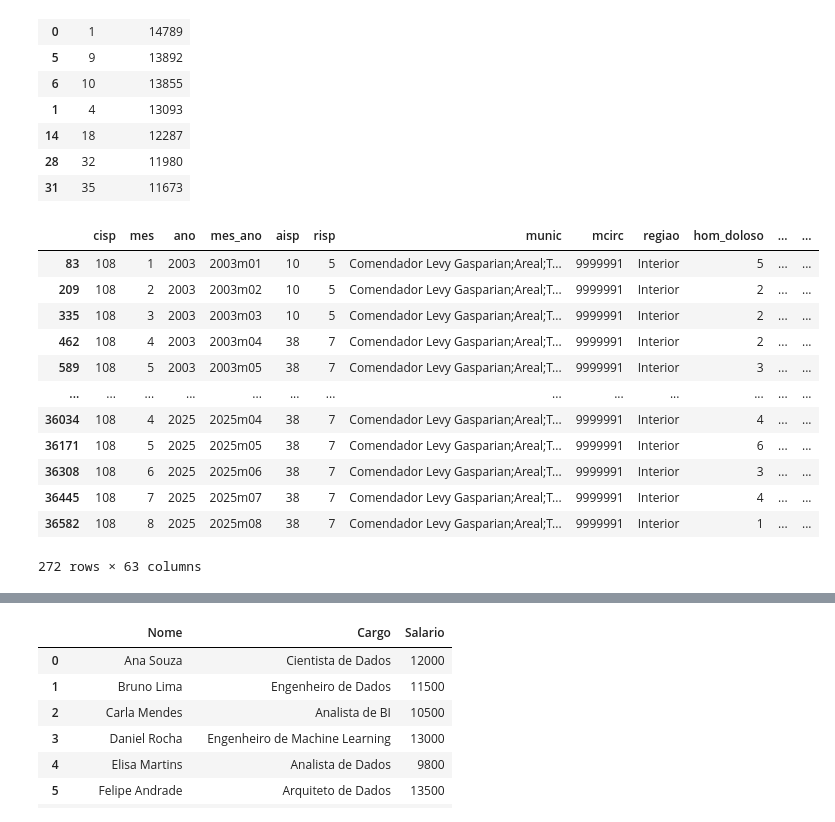
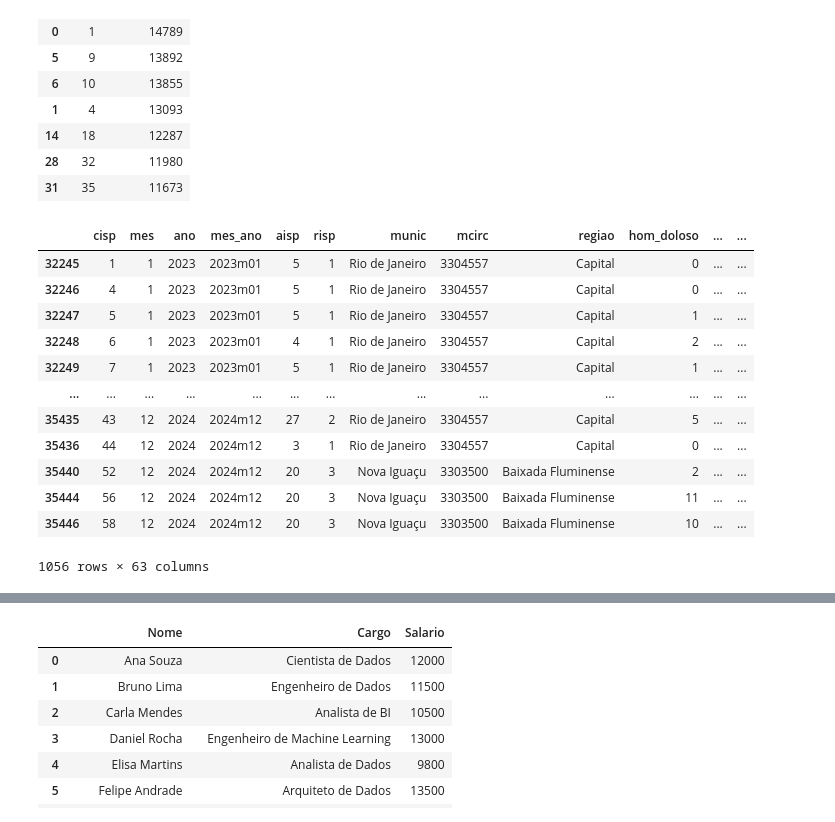
Before and after one commit to CassioPereira1924/Repo_Senac, a Jupyter notebook: uqartis.ipynb, the cells around one changed output, grey strips where cells are left out. Cells and saved outputs as stored; diff of their text form; code cells hidden in the pictures.

```diff
--- a/uqartis.ipynb
+++ b/uqartis.ipynb
@@ -188,22 +193,23 @@ furtos_outliers.sort_values(by="furto_celular", ascending= False)
 | 28 | 32 | 11980 |
 | 31 | 35 | 11673 |
 # %%
-teste = df.loc[df['cisp'] == 108]
+regiao_metropolitana = ['Rio de Janeiro', 'Nova Iguaçu']
+teste = df.loc[(df['munic'].isin(regiao_metropolitana)) & (df['ano'].isin([2023,2024]))]
 teste
 # %% [output]
 |  | cisp | mes | ano | mes_ano | aisp | risp | munic | mcirc | regiao | hom_doloso | ... | ... |
-| 83 | 108 | 1 | 2003 | 2003m01 | 10 | 5 | Comendador Levy Gasparian;Areal;T... | 9999991 | Interior | 5 | ... | ... |
-| 209 | 108 | 2 | 2003 | 2003m02 | 10 | 5 | Comendador Levy Gasparian;Areal;T... | 9999991 | Interior | 2 | ... | ... |
-| 335 | 108 | 3 | 2003 | 2003m03 | 10 | 5 | Comendador Levy Gasparian;Areal;T... | 9999991 | Interior | 2 | ... | ... |
-| 462 | 108 | 4 | 2003 | 2003m04 | 38 | 7 | Comendador Levy Gasparian;Areal;T... | 9999991 | Interior | 2 | ... | ... |
-| 589 | 108 | 5 | 2003 | 2003m05 | 38 | 7 | Comendador Levy Gasparian;Areal;T... | 9999991 | Interior | 3 | ... | ... |
+| 32245 | 1 | 1 | 2023 | 2023m01 | 5 | 1 | Rio de Janeiro | 3304557 | Capital | 0 | ... | ... |
+| 32246 | 4 | 1 | 2023 | 2023m01 | 5 | 1 | Rio de Janeiro | 3304557 | Capital | 0 | ... | ... |
+| 32247 | 5 | 1 | 2023 | 2023m01 | 5 | 1 | Rio de Janeiro | 3304557 | Capital | 1 | ... | ... |
+| 32248 | 6 | 1 | 2023 | 2023m01 | 4 | 1 | Rio de Janeiro | 3304557 | Capital | 2 | ... | ... |
+| 32249 | 7 | 1 | 2023 | 2023m01 | 5 | 1 | Rio de Janeiro | 3304557 | Capital | 1 | ... | ... |
 | ... | ... | ... | ... | ... | ... | ... | ... | ... | ... | ... | ... | ... |
-| 36034 | 108 | 4 | 2025 | 2025m04 | 38 | 7 | Comendador Levy Gasparian;Areal;T... | 9999991 | Interior | 4 | ... | ... |
-| 36171 | 108 | 5 | 2025 | 2025m05 | 38 | 7 | Comendador Levy Gasparian;Areal;T... | 9999991 | Interior | 6 | ... | ... |
-| 36308 | 108 | 6 | 2025 | 2025m06 | 38 | 7 | Comendador Levy Gasparian;Areal;T... | 9999991 | Interior | 3 | ... | ... |
-| 36445 | 108 | 7 | 2025 | 2025m07 | 38 | 7 | Comendador Levy Gasparian;Areal;T... | 9999991 | Interior | 4 | ... | ... |
-| 36582 | 108 | 8 | 2025 | 2025m08 | 38 | 7 | Comendador Levy Gasparian;Areal;T... | 9999991 | Interior | 1 | ... | ... |
+| 35435 | 43 | 12 | 2024 | 2024m12 | 27 | 2 | Rio de Janeiro | 3304557 | Capital | 5 | ... | ... |
+| 35436 | 44 | 12 | 2024 | 2024m12 | 3 | 1 | Rio de Janeiro | 3304557 | Capital | 0 | ... | ... |
+| 35440 | 52 | 12 | 2024 | 2024m12 | 20 | 3 | Nova Iguaçu | 3303500 | Baixada Fluminense | 2 | ... | ... |
+| 35444 | 56 | 12 | 2024 | 2024m12 | 20 | 3 | Nova Iguaçu | 3303500 | Baixada Fluminense | 11 | ... | ... |
+| 35446 | 58 | 12 | 2024 | 2024m12 | 20 | 3 | Nova Iguaçu | 3303500 | Baixada Fluminense | 10 | ... | ... |
-272 rows × 63 columns
+1056 rows × 63 columns
 # %%
 ti = pd.read_csv('funcionarios_dados_ti.csv', sep=';')
 ti
```
Also changed, not shown: parts of 4 cells of this notebook.
